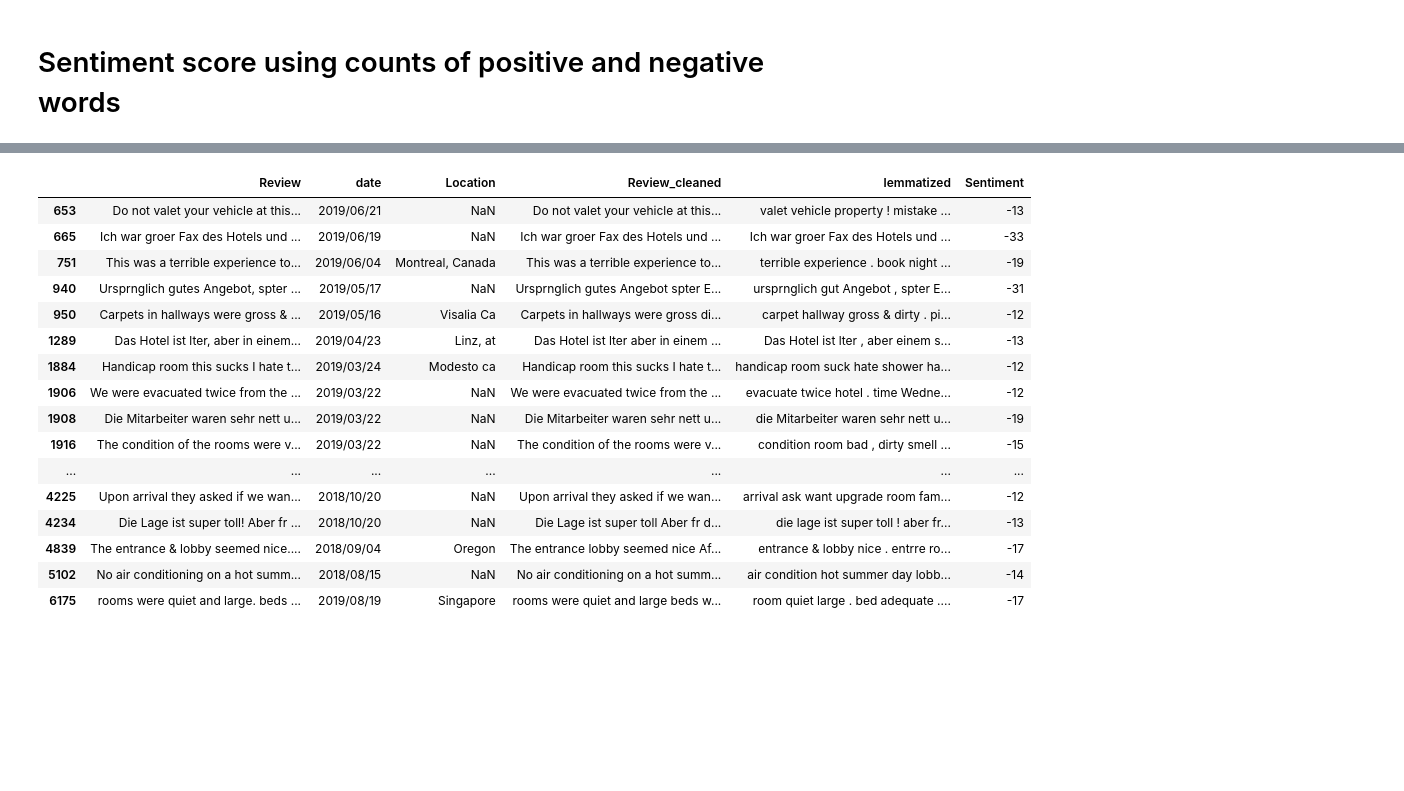
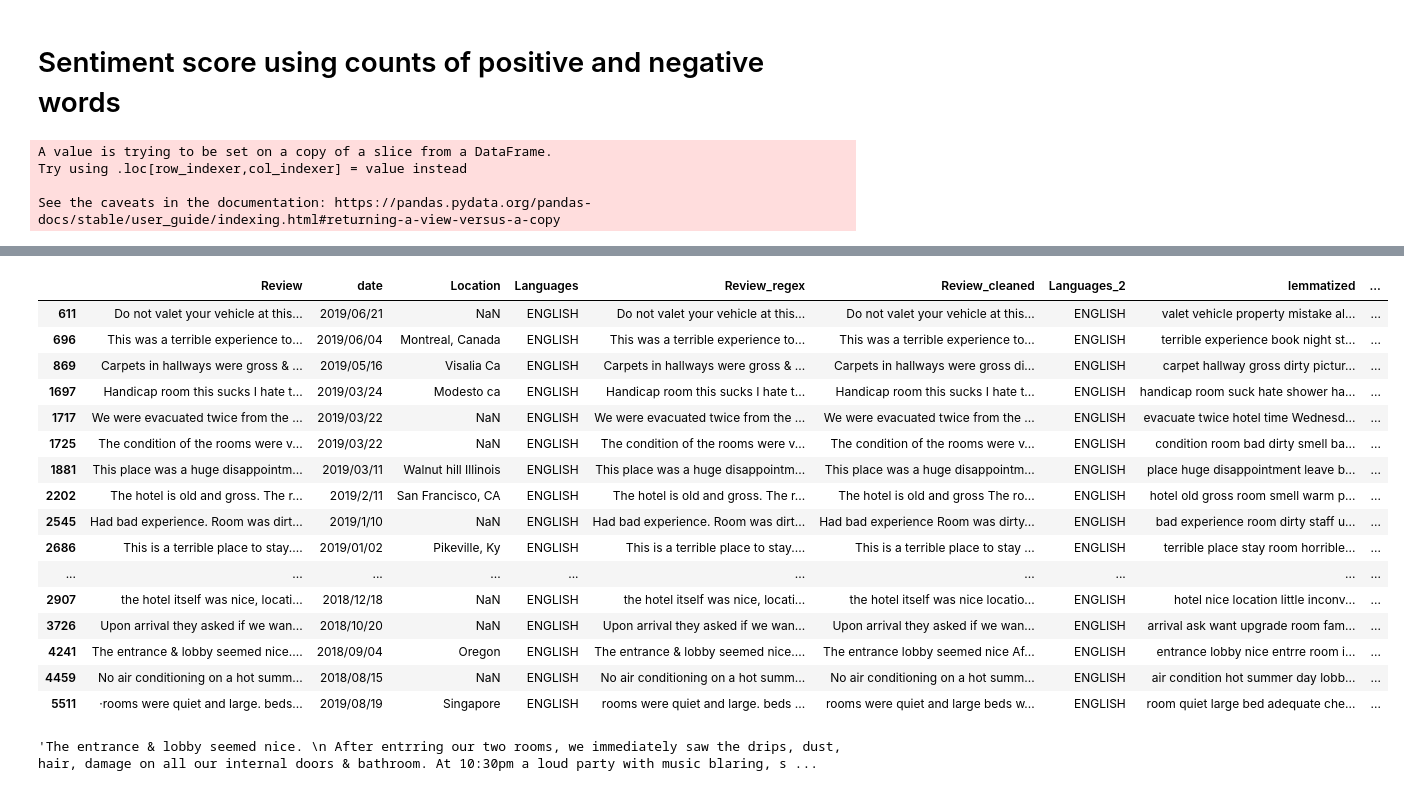
Before and after one commit to piyumaha12/Clootrack_assignment, a Jupyter notebook: exploration.ipynb, the cells around one changed output, grey strips where cells are left out. Saved outputs shown, nothing was run; the diff lists cells and outputs as text; code cells hidden in the pictures; blank space fills up the shorter version.

Commit message:
Sentiment score sucessfull

```diff
--- a/exploration.ipynb
+++ b/exploration.ipynb
@@ -340,0 +565,2 @@ data['Languages'].isnull().sum()
+# %%
+data_2 = data[(data.Languages_2 == 'ENGLISH') | (data.Location == 'United States of America')]
@@ -340,0 +586,2 @@ data['Languages'].isnull().sum()
+# %%
+data_2.reset_index(inplace = True, drop = True)
@@ -340,0 +590,5 @@ data['Languages'].isnull().sum()
+# %%
+nlp = spacy.load('en_core_web_sm')
+
+data_2['lemmatized'] = data_2['Review_cleaned'].apply(lambda x: ' '.join([token.lemma_ for token in list(nlp(x)) if (token.is_stop == False)]))
+data_2['lemmatized'] = [x.strip() for x in data_2['lemmatized']]
@@ -354,5 +620,10 @@ def calculate_sentiment(text: str = None):
             sent_score += sentiment_lexicon.get(word.lemma_, 0)
     return sent_score
 
-data['Sentiment'] = data['Review_cleaned'].apply(calculate_sentiment)
+data_2['Sentiment'] = data_2['Review_cleaned'].apply(calculate_sentiment)
+# %% [output]
+A value is trying to be set on a copy of a slice from a DataFrame.
+Try using .loc[row_indexer,col_indexer] = value instead
+
+See the caveats in the documentation: https://pandas.pydata.org/pandas-docs/stable/user_guide/indexing.html#returning-a-view-versus-a-copy
 # %%
@@ -360,22 +631,26 @@ px.histogram(data_frame= data, x = 'Sentiment')
 # %% [output]
 [interactive output not drawn]
 # %%
-data[data.Sentiment < -10 ]
+data_2[data_2.Sentiment < -10 ]
 # %% [output]
-|  | Review | date | Location | Review_cleaned | lemmatized | Sentiment |
-| 653 | Do not valet your vehicle at this... | 2019/06/21 | NaN | Do not valet your vehicle at this... | valet vehicle property ! mistake ... | -13 |
-| 665 | Ich war groer Fax des Hotels und ... | 2019/06/19 | NaN | Ich war groer Fax des Hotels und ... | Ich war groer Fax des Hotels und ... | -33 |
-| 751 | This was a terrible experience to... | 2019/06/04 | Montreal, Canada | This was a terrible experience to... | terrible experience . book night ... | -19 |
-| 940 | Ursprnglich gutes Angebot, spter ... | 2019/05/17 | NaN | Ursprnglich gutes Angebot spter E... | ursprnglich gut Angebot , spter E... | -31 |
-| 950 | Carpets in hallways were gross & ... | 2019/05/16 | Visalia Ca | Carpets in hallways were gross di... | carpet hallway gross & dirty . pi... | -12 |
-| 1289 | Das Hotel ist lter, aber in einem... | 2019/04/23 | Linz, at | Das Hotel ist lter aber in einem ... | Das Hotel ist lter , aber einem s... | -13 |
-| 1884 | Handicap room this sucks I hate t... | 2019/03/24 | Modesto ca | Handicap room this sucks I hate t... | handicap room suck hate shower ha... | -12 |
-| 1906 | We were evacuated twice from the ... | 2019/03/22 | NaN | We were evacuated twice from the ... | evacuate twice hotel . time Wedne... | -12 |
-| 1908 | Die Mitarbeiter waren sehr nett u... | 2019/03/22 | NaN | Die Mitarbeiter waren sehr nett u... | die Mitarbeiter waren sehr nett u... | -19 |
-| 1916 | The condition of the rooms were v... | 2019/03/22 | NaN | The condition of the rooms were v... | condition room bad , dirty smell ... | -15 |
-| ... | ... | ... | ... | ... | ... | ... |
-| 4225 | Upon arrival they asked if we wan... | 2018/10/20 | NaN | Upon arrival they asked if we wan... | arrival ask want upgrade room fam... | -12 |
-| 4234 | Die Lage ist super toll! Aber fr ... | 2018/10/20 | NaN | Die Lage ist super toll Aber fr d... | die lage ist super toll ! aber fr... | -13 |
-| 4839 | The entrance & lobby seemed nice.... | 2018/09/04 | Oregon | The entrance lobby seemed nice Af... | entrance & lobby nice . entrre ro... | -17 |
-| 5102 | No air conditioning on a hot summ... | 2018/08/15 | NaN | No air conditioning on a hot summ... | air condition hot summer day lobb... | -14 |
-| 6175 | rooms were quiet and large. beds ... | 2019/08/19 | Singapore | rooms were quiet and large beds w... | room quiet large . bed adequate .... | -17 |
+|  | Review | date | Location | Languages | Review_regex | Review_cleaned | Languages_2 | lemmatized | ... |
+| 611 | Do not valet your vehicle at this... | 2019/06/21 | NaN | ENGLISH | Do not valet your vehicle at this... | Do not valet your vehicle at this... | ENGLISH | valet vehicle property mistake al... | ... |
+| 696 | This was a terrible experience to... | 2019/06/04 | Montreal, Canada | ENGLISH | This was a terrible experience to... | This was a terrible experience to... | ENGLISH | terrible experience book night st... | ... |
+| 869 | Carpets in hallways were gross & ... | 2019/05/16 | Visalia Ca | ENGLISH | Carpets in hallways were gross & ... | Carpets in hallways were gross di... | ENGLISH | carpet hallway gross dirty pictur... | ... |
+| 1697 | Handicap room this sucks I hate t... | 2019/03/24 | Modesto ca | ENGLISH | Handicap room this sucks I hate t... | Handicap room this sucks I hate t... | ENGLISH | handicap room suck hate shower ha... | ... |
+| 1717 | We were evacuated twice from the ... | 2019/03/22 | NaN | ENGLISH | We were evacuated twice from the ... | We were evacuated twice from the ... | ENGLISH | evacuate twice hotel time Wednesd... | ... |
+| 1725 | The condition of the rooms were v... | 2019/03/22 | NaN | ENGLISH | The condition of the rooms were v... | The condition of the rooms were v... | ENGLISH | condition room bad dirty smell ba... | ... |
+| 1881 | This place was a huge disappointm... | 2019/03/11 | Walnut hill Illinois | ENGLISH | This place was a huge disappointm... | This place was a huge disappointm... | ENGLISH | place huge disappointment leave b... | ... |
+| 2202 | The hotel is old and gross. The r... | 2019/2/11 | San Francisco, CA | ENGLISH | The hotel is old and gross. The r... | The hotel is old and gross The ro... | ENGLISH | hotel old gross room smell warm p... | ... |
+| 2545 | Had bad experience. Room was dirt... | 2019/1/10 | NaN | ENGLISH | Had bad experience. Room was dirt... | Had bad experience Room was dirty... | ENGLISH | bad experience room dirty staff u... | ... |
+| 2686 | This is a terrible place to stay.... | 2019/01/02 | Pikeville, Ky | ENGLISH | This is a terrible place to stay.... | This is a terrible place to stay ... | ENGLISH | terrible place stay room horrible... | ... |
+| ... | ... | ... | ... | ... | ... | ... | ... | ... | ... |
+| 2907 | the hotel itself was nice, locati... | 2018/12/18 | NaN | ENGLISH | the hotel itself was nice, locati... | the hotel itself was nice locatio... | ENGLISH | hotel nice location little inconv... | ... |
+| 3726 | Upon arrival they asked if we wan... | 2018/10/20 | NaN | ENGLISH | Upon arrival they asked if we wan... | Upon arrival they asked if we wan... | ENGLISH | arrival ask want upgrade room fam... | ... |
+| 4241 | The entrance & lobby seemed nice.... | 2018/09/04 | Oregon | ENGLISH | The entrance & lobby seemed nice.... | The entrance lobby seemed nice Af... | ENGLISH | entrance lobby nice entrre room i... | ... |
+| 4459 | No air conditioning on a hot summ... | 2018/08/15 | NaN | ENGLISH | No air conditioning on a hot summ... | No air conditioning on a hot summ... | ENGLISH | air condition hot summer day lobb... | ... |
+| 5511 | ·rooms were quiet and large. beds... | 2019/08/19 | Singapore | ENGLISH | rooms were quiet and large. beds ... | rooms were quiet and large beds w... | ENGLISH | room quiet large bed adequate che... | ... |
+# %%
+data_2.Review[4241]
+# %% [output]
+'The entrance & lobby seemed nice. \n After entrring our two rooms, we immediately saw the drips, dust, hair, damage on all our internal doors & bathroom. At 10:30pm a loud party with music blaring, s ...
```
Also changed, not shown: parts of 64 cells of this notebook.
